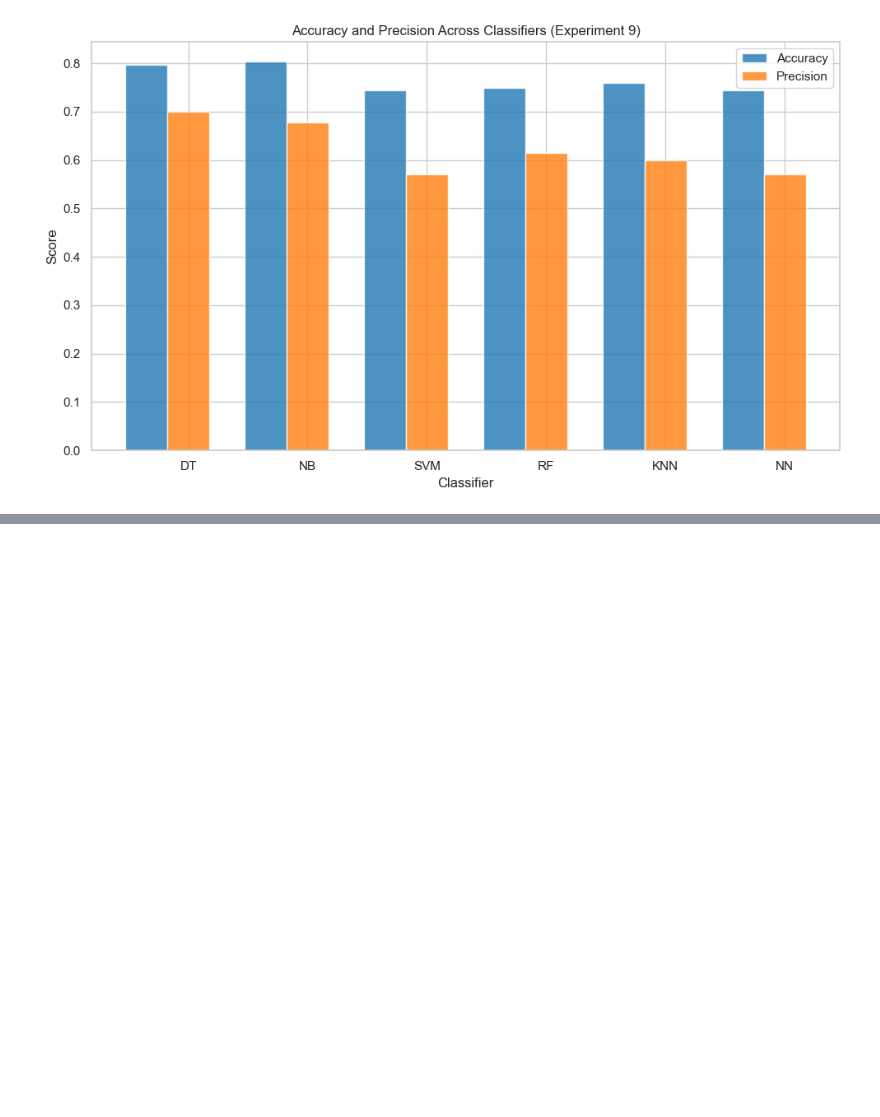
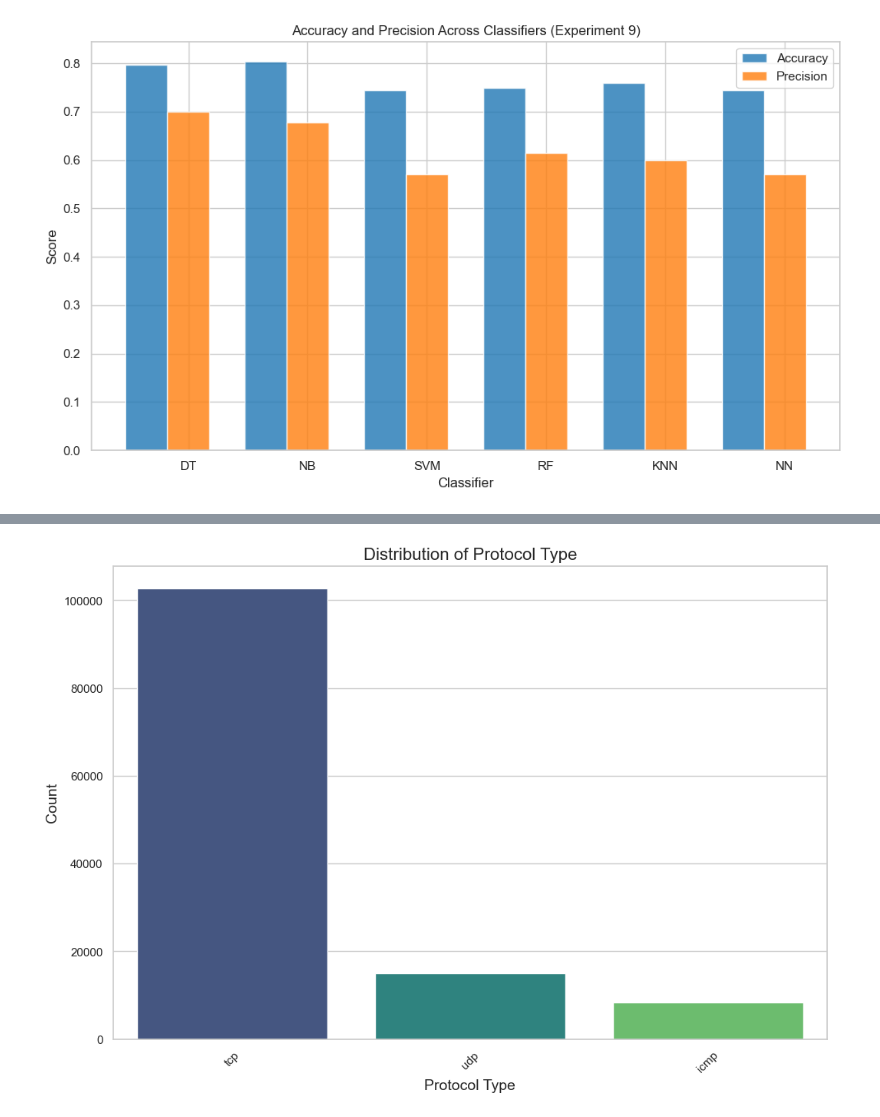
Before and after one commit to chihab4real/ML_CaseStudy, a Jupyter notebook: plot_weka_results.ipynb, the cells around one changed output, grey strips where cells are left out. Drawn from its saved outputs; the diff is of its cells as text; code cells hidden in the pictures; blank space fills up the shorter version.

```diff
--- a/plot_weka_results.ipynb
+++ b/plot_weka_results.ipynb
@@ -370,0 +393,17 @@ for experiment in experiments:
+# %%
+# Extract the 'protocol-type' attribute
+protocol_counts = data['protocol_type'].value_counts()
+
+# Set the style for the plot
+sns.set(style="whitegrid")
+
+# Create a bar plot
+plt.figure(figsize=(12, 8))
+sns.barplot(x=protocol_counts.index, y=protocol_counts.values, palette='viridis')
+plt.title('Distribution of Protocol Type', fontsize=16)
+plt.xlabel('Protocol Type', fontsize=14)
+plt.ylabel('Count', fontsize=14)
+plt.xticks(rotation=45)
+plt.show()
+# %% [output]
+[figure, added]
```
Also changed, not shown: parts of 5 cells of this notebook, 2 other files.
